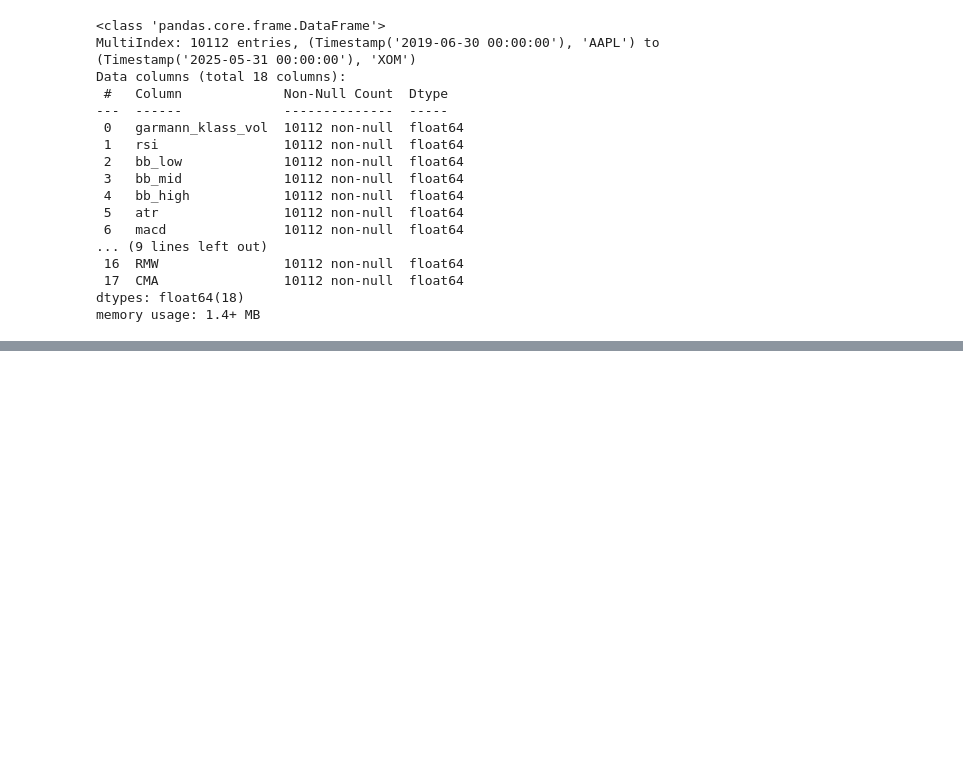
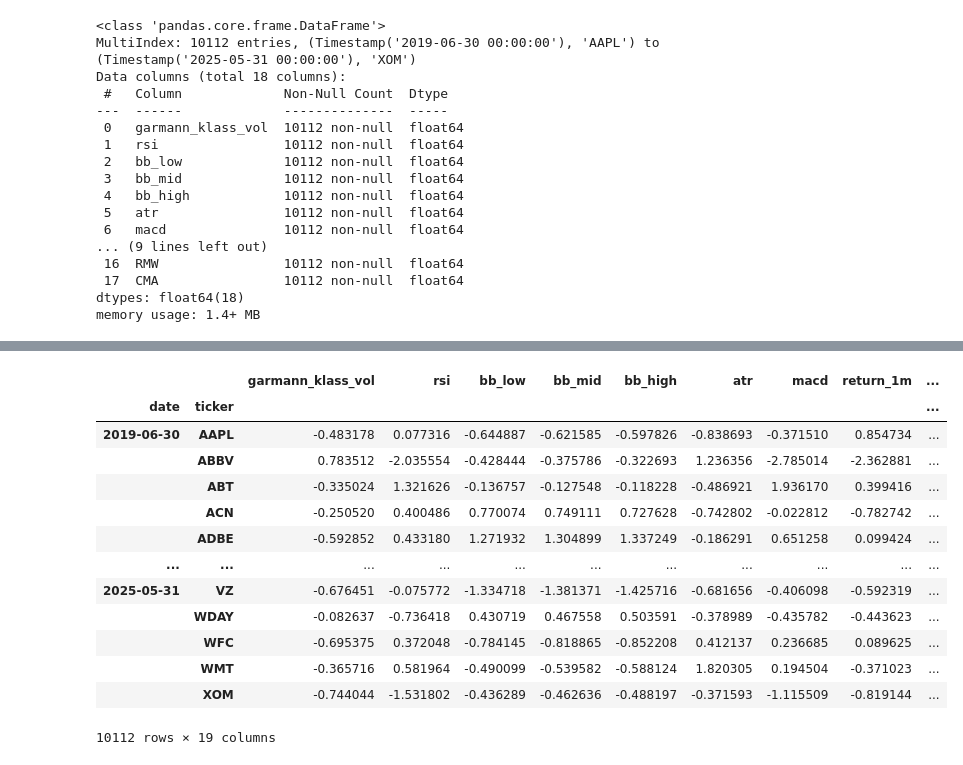
Before and after one commit to pelazas/algotrading, a Jupyter notebook: unsupervised_learning_strategy.ipynb, the cells around one changed output, grey strips where cells are left out. Drawn from its saved outputs; the diff is of its cells as text; code cells hidden in the pictures; blank space fills up the shorter version.

```diff
--- a/unsupervised_learning_strategy.ipynb
+++ b/unsupervised_learning_strategy.ipynb
@@ -286,0 +315,27 @@ memory usage: 1.4+ MB
+# %%
+from sklearn.cluster import KMeans
+
+def get_clusters(df):
+    df['cluster'] = KMeans(n_clusters=4,
+                           random_state=0,
+                           init='random').fit(df).labels_
+    return df
+
+data_normalized = data_normalized.dropna().groupby('date', group_keys=False).apply(get_clusters)
+
+data_normalized
+# %% [output]
+|  |  | garmann_klass_vol | rsi | bb_low | bb_mid | bb_high | atr | macd | return_1m | ... |
+| date | ticker |  |  |  |  |  |  |  |  | ... |
+| 2019-06-30 | AAPL | -0.483178 | 0.077316 | -0.644887 | -0.621585 | -0.597826 | -0.838693 | -0.371510 | 0.854734 | ... |
+|  | ABBV | 0.783512 | -2.035554 | -0.428444 | -0.375786 | -0.322693 | 1.236356 | -2.785014 | -2.362881 | ... |
+|  | ABT | -0.335024 | 1.321626 | -0.136757 | -0.127548 | -0.118228 | -0.486921 | 1.936170 | 0.399416 | ... |
+|  | ACN | -0.250520 | 0.400486 | 0.770074 | 0.749111 | 0.727628 | -0.742802 | -0.022812 | -0.782742 | ... |
+|  | ADBE | -0.592852 | 0.433180 | 1.271932 | 1.304899 | 1.337249 | -0.186291 | 0.651258 | 0.099424 | ... |
+| ... | ... | ... | ... | ... | ... | ... | ... | ... | ... | ... |
+| 2025-05-31 | VZ | -0.676451 | -0.075772 | -1.334718 | -1.381371 | -1.425716 | -0.681656 | -0.406098 | -0.592319 | ... |
+|  | WDAY | -0.082637 | -0.736418 | 0.430719 | 0.467558 | 0.503591 | -0.378989 | -0.435782 | -0.443623 | ... |
+|  | WFC | -0.695375 | 0.372048 | -0.784145 | -0.818865 | -0.852208 | 0.412137 | 0.236685 | 0.089625 | ... |
+|  | WMT | -0.365716 | 0.581964 | -0.490099 | -0.539582 | -0.588124 | 1.820305 | 0.194504 | -0.371023 | ... |
+|  | XOM | -0.744044 | -1.531802 | -0.436289 | -0.462636 | -0.488197 | -0.371593 | -1.115509 | -0.819144 | ... |
+10112 rows × 19 columns
```
Also changed, not shown: parts of 10 cells of this notebook.
